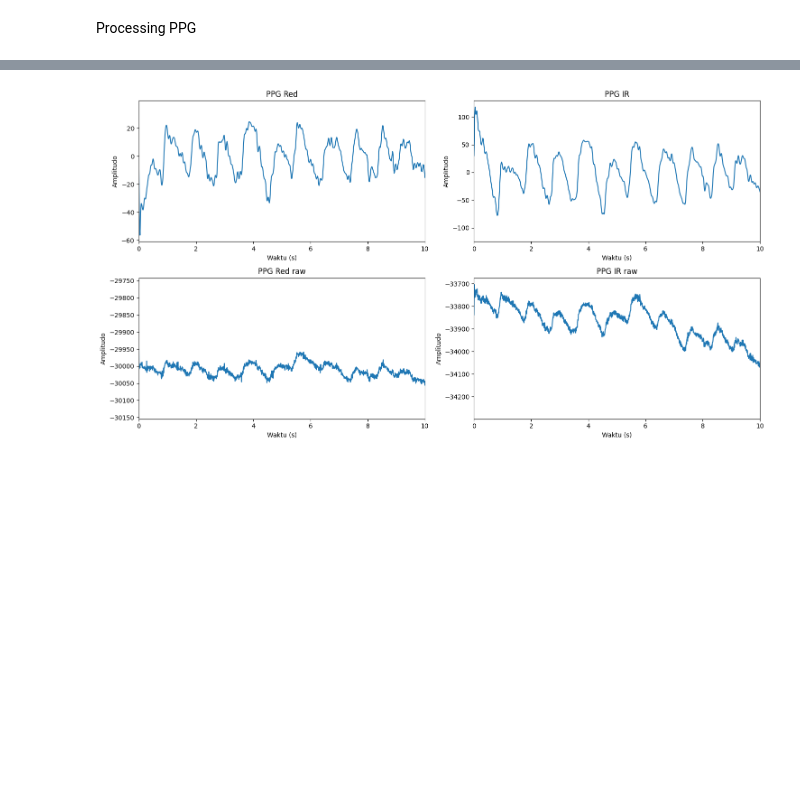
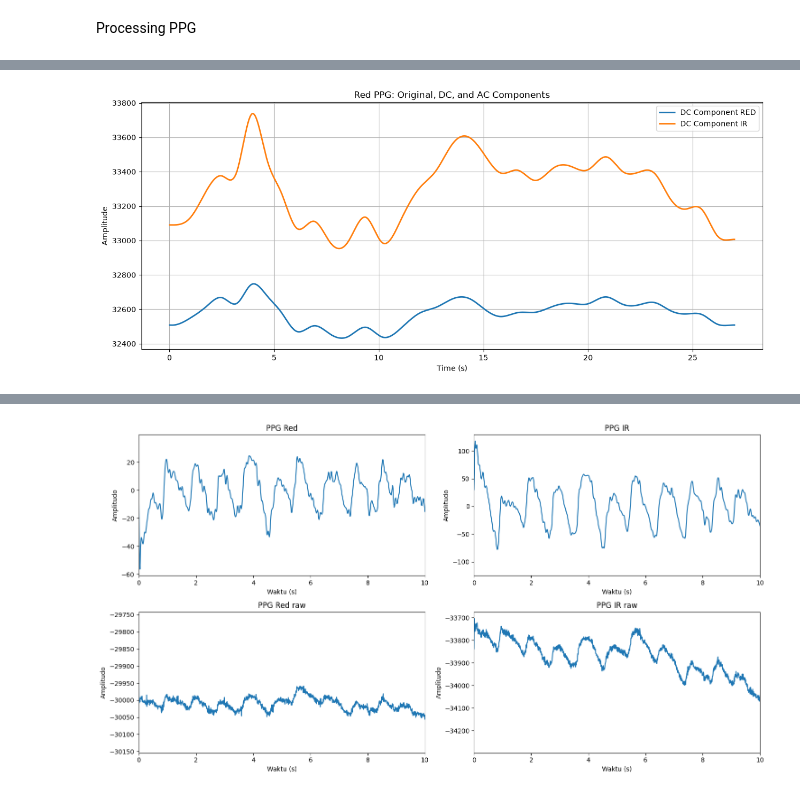
Before and after one commit to FaridAlfaruq/triago_app, a Jupyter notebook: draft_filter/filter_fix.ipynb, the cells around one changed output, grey strips where cells are left out. Drawn from its saved outputs; the diff is of its cells as text; code cells hidden in the pictures; blank space fills up the shorter version.

```diff
--- a/draft_filter/filter_fix.ipynb
+++ b/draft_filter/filter_fix.ipynb
@@ -490,0 +491,20 @@ PI IR  : 0.29%
+# %%
+plt.figure(figsize=(15,6))
+
+
+plt.plot(time_ppg_resample, dc_red,
+         label='DC Component RED',
+         linewidth=2)
+
+plt.plot(time_ppg_resample, dc_ir,
+         label='DC Component IR',
+         linewidth=2)
+plt.xlabel("Time (s)")
+plt.ylabel("Amplitude")
+plt.title("Red PPG: Original, DC, and AC Components")
+plt.legend()
+plt.grid(True)
+
+plt.show()
+# %% [output]
+[figure, added]
```
Also changed, not shown: parts of 7 cells of this notebook, 7 other files.
